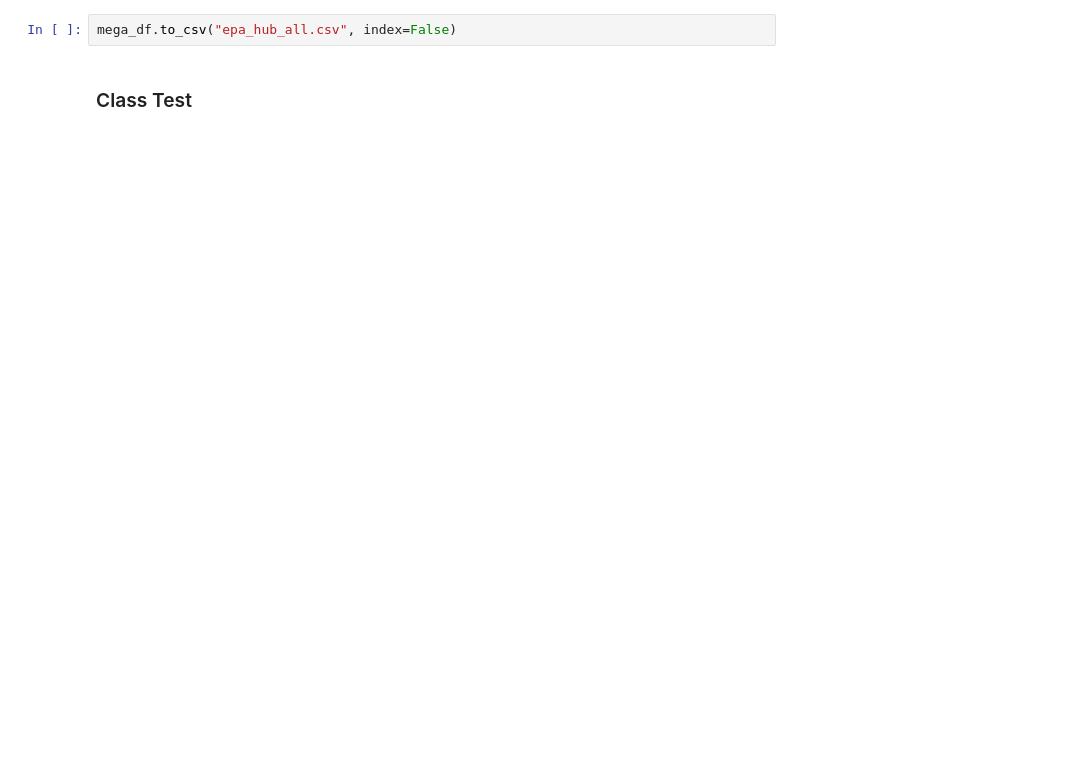
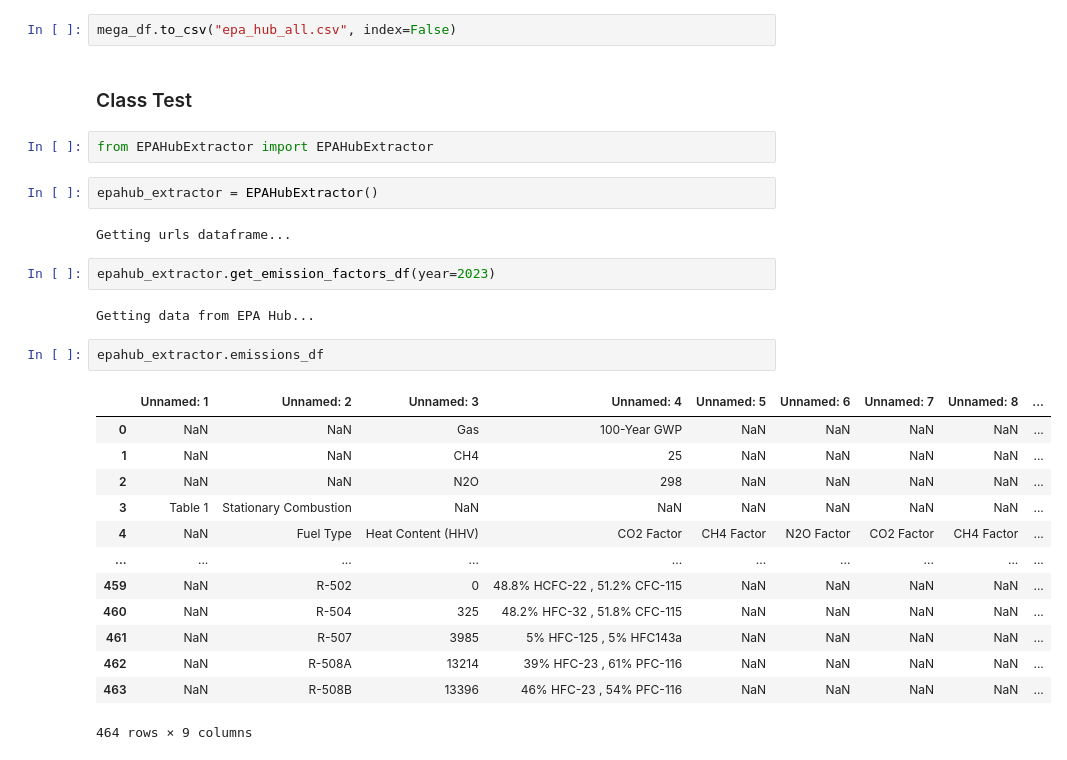
Before and after one commit to City-of-Long-Beach-Public/climate_inventory, a Jupyter notebook: src/extractions/EPA-Hub/epahub-test.ipynb, the cells around one changed output. Drawn from its saved outputs; the diff is of its cells as text; blank space fills up the shorter version.

```diff
--- a/src/extractions/EPA-Hub/epahub-test.ipynb
+++ b/src/extractions/EPA-Hub/epahub-test.ipynb
@@ -143,3 +143,29 @@ mega_df.head(20)
 mega_df.to_csv("epa_hub_all.csv", index=False)
 # %% [markdown]
 ### Class Test
+# %%
+from EPAHubExtractor import EPAHubExtractor
+# %%
+epahub_extractor = EPAHubExtractor()
+# %% [output]
+Getting urls dataframe...
+# %%
+epahub_extractor.get_emission_factors_df(year=2023)
+# %% [output]
+Getting data from EPA Hub...
+# %%
+epahub_extractor.emissions_df
+# %% [output]
+|  | Unnamed: 1 | Unnamed: 2 | Unnamed: 3 | Unnamed: 4 | Unnamed: 5 | Unnamed: 6 | Unnamed: 7 | Unnamed: 8 | ... |
+| 0 | NaN | NaN | Gas | 100-Year GWP | NaN | NaN | NaN | NaN | ... |
+| 1 | NaN | NaN | CH4 | 25 | NaN | NaN | NaN | NaN | ... |
+| 2 | NaN | NaN | N2O | 298 | NaN | NaN | NaN | NaN | ... |
+| 3 | Table 1 | Stationary Combustion | NaN | NaN | NaN | NaN | NaN | NaN | ... |
+| 4 | NaN | Fuel Type | Heat Content (HHV) | CO2 Factor | CH4 Factor | N2O Factor | CO2 Factor | CH4 Factor | ... |
+| ... | ... | ... | ... | ... | ... | ... | ... | ... | ... |
+| 459 | NaN | R-502 | 0 | 48.8% HCFC-22 , 51.2% CFC-115 | NaN | NaN | NaN | NaN | ... |
+| 460 | NaN | R-504 | 325 | 48.2% HFC-32 , 51.8% CFC-115 | NaN | NaN | NaN | NaN | ... |
+| 461 | NaN | R-507 | 3985 | 5% HFC-125 , 5% HFC143a | NaN | NaN | NaN | NaN | ... |
+| 462 | NaN | R-508A | 13214 | 39% HFC-23 , 61% PFC-116 | NaN | NaN | NaN | NaN | ... |
+| 463 | NaN | R-508B | 13396 | 46% HFC-23 , 54% PFC-116 | NaN | NaN | NaN | NaN | ... |
+464 rows × 9 columns
```
Also changed, not shown: 1 other file.
